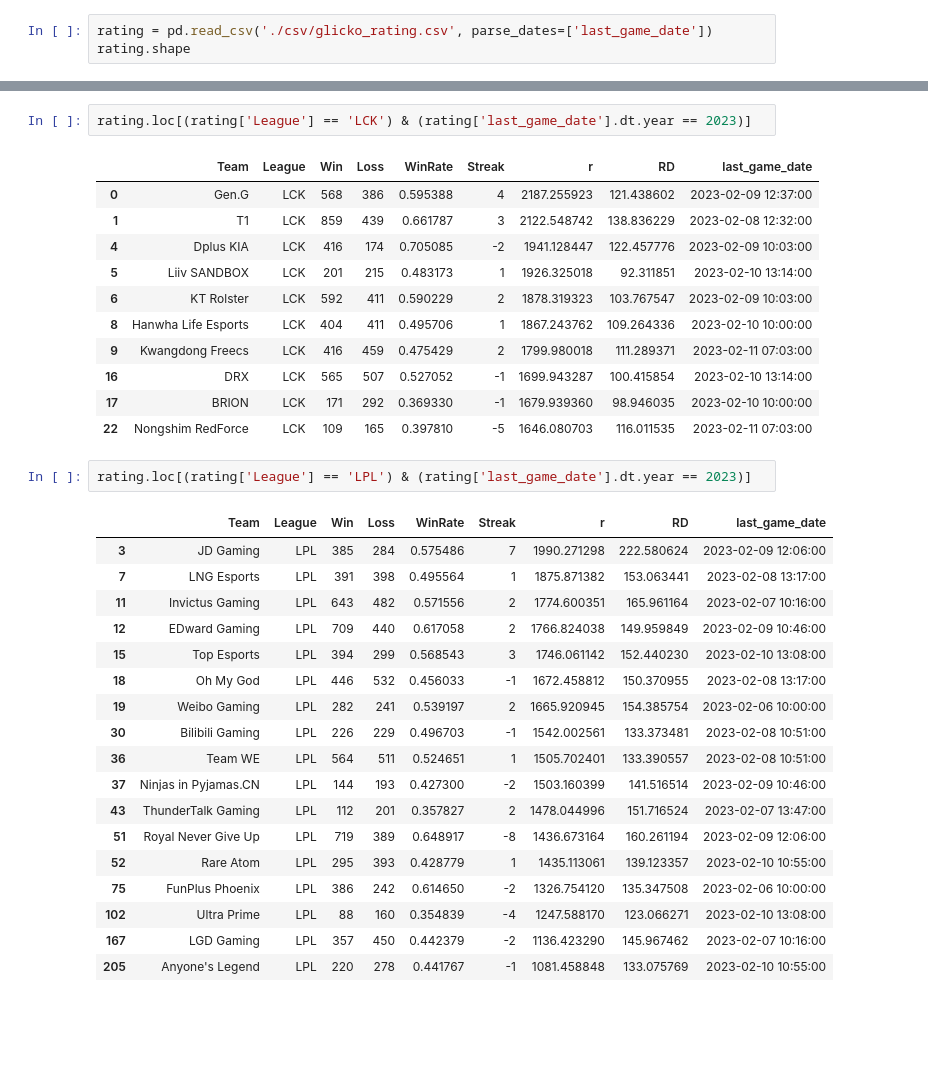
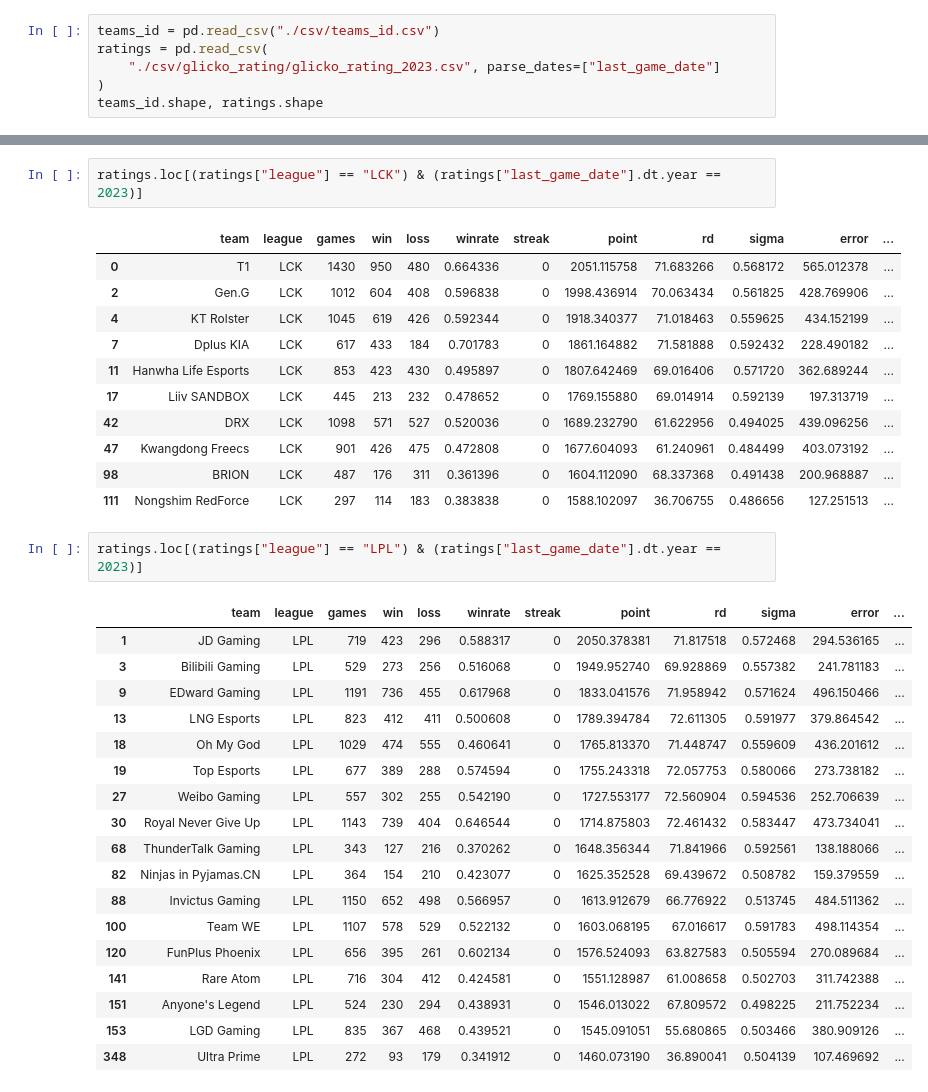
Before and after one commit to posky/LoL-Esports, a Jupyter notebook: glicko_rating_matches.ipynb, the cells around one changed output, grey strips where cells are left out. Drawn from its saved outputs; the diff is of its cells as text; blank space fills up the shorter version.

Commit message:
lolesports glicko-2 rating compare

```diff
--- a/glicko_rating_matches.ipynb
+++ b/glicko_rating_matches.ipynb
@@ -5,4 +12,7 @@ pd.set_option('display.max_columns', None)
 # %%
-rating = pd.read_csv('./csv/glicko_rating.csv', parse_dates=['last_game_date'])
-rating.shape
+teams_id = pd.read_csv("./csv/teams_id.csv")
+ratings = pd.read_csv(
+    "./csv/glicko_rating/glicko_rating_2023.csv", parse_dates=["last_game_date"]
+)
+teams_id.shape, ratings.shape
 # %% [output]
@@ -26,36 +20,36 @@ rating
 # %%
-rating.loc[(rating['League'] == 'LCK') & (rating['last_game_date'].dt.year == 2023)]
+ratings.loc[(ratings["league"] == "LCK") & (ratings["last_game_date"].dt.year == 2023)]
 # %% [output]
-|  | Team | League | Win | Loss | WinRate | Streak | r | RD | last_game_date |
-| 0 | Gen.G | LCK | 568 | 386 | 0.595388 | 4 | 2187.255923 | 121.438602 | 2023-02-09 12:37:00 |
-| 1 | T1 | LCK | 859 | 439 | 0.661787 | 3 | 2122.548742 | 138.836229 | 2023-02-08 12:32:00 |
-| 4 | Dplus KIA | LCK | 416 | 174 | 0.705085 | -2 | 1941.128447 | 122.457776 | 2023-02-09 10:03:00 |
-| 5 | Liiv SANDBOX | LCK | 201 | 215 | 0.483173 | 1 | 1926.325018 | 92.311851 | 2023-02-10 13:14:00 |
-| 6 | KT Rolster | LCK | 592 | 411 | 0.590229 | 2 | 1878.319323 | 103.767547 | 2023-02-09 10:03:00 |
-| 8 | Hanwha Life Esports | LCK | 404 | 411 | 0.495706 | 1 | 1867.243762 | 109.264336 | 2023-02-10 10:00:00 |
-| 9 | Kwangdong Freecs | LCK | 416 | 459 | 0.475429 | 2 | 1799.980018 | 111.289371 | 2023-02-11 07:03:00 |
-| 16 | DRX | LCK | 565 | 507 | 0.527052 | -1 | 1699.943287 | 100.415854 | 2023-02-10 13:14:00 |
-| 17 | BRION | LCK | 171 | 292 | 0.369330 | -1 | 1679.939360 | 98.946035 | 2023-02-10 10:00:00 |
-| 22 | Nongshim RedForce | LCK | 109 | 165 | 0.397810 | -5 | 1646.080703 | 116.011535 | 2023-02-11 07:03:00 |
+|  | team | league | games | win | loss | winrate | streak | point | rd | sigma | error | ... |
+| 0 | T1 | LCK | 1430 | 950 | 480 | 0.664336 | 0 | 2051.115758 | 71.683266 | 0.568172 | 565.012378 | ... |
+| 2 | Gen.G | LCK | 1012 | 604 | 408 | 0.596838 | 0 | 1998.436914 | 70.063434 | 0.561825 | 428.769906 | ... |
+| 4 | KT Rolster | LCK | 1045 | 619 | 426 | 0.592344 | 0 | 1918.340377 | 71.018463 | 0.559625 | 434.152199 | ... |
+| 7 | Dplus KIA | LCK | 617 | 433 | 184 | 0.701783 | 0 | 1861.164882 | 71.581888 | 0.592432 | 228.490182 | ... |
+| 11 | Hanwha Life Esports | LCK | 853 | 423 | 430 | 0.495897 | 0 | 1807.642469 | 69.016406 | 0.571720 | 362.689244 | ... |
+| 17 | Liiv SANDBOX | LCK | 445 | 213 | 232 | 0.478652 | 0 | 1769.155880 | 69.014914 | 0.592139 | 197.313719 | ... |
+| 42 | DRX | LCK | 1098 | 571 | 527 | 0.520036 | 0 | 1689.232790 | 61.622956 | 0.494025 | 439.096256 | ... |
+| 47 | Kwangdong Freecs | LCK | 901 | 426 | 475 | 0.472808 | 0 | 1677.604093 | 61.240961 | 0.484499 | 403.073192 | ... |
+| 98 | BRION | LCK | 487 | 176 | 311 | 0.361396 | 0 | 1604.112090 | 68.337368 | 0.491438 | 200.968887 | ... |
+| 111 | Nongshim RedForce | LCK | 297 | 114 | 183 | 0.383838 | 0 | 1588.102097 | 36.706755 | 0.486656 | 127.251513 | ... |
 # %%
-rating.loc[(rating['League'] == 'LPL') & (rating['last_game_date'].dt.year == 2023)]
+ratings.loc[(ratings["league"] == "LPL") & (ratings["last_game_date"].dt.year == 2023)]
 # %% [output]
-|  | Team | League | Win | Loss | WinRate | Streak | r | RD | last_game_date |
-| 3 | JD Gaming | LPL | 385 | 284 | 0.575486 | 7 | 1990.271298 | 222.580624 | 2023-02-09 12:06:00 |
-| 7 | LNG Esports | LPL | 391 | 398 | 0.495564 | 1 | 1875.871382 | 153.063441 | 2023-02-08 13:17:00 |
-| 11 | Invictus Gaming | LPL | 643 | 482 | 0.571556 | 2 | 1774.600351 | 165.961164 | 2023-02-07 10:16:00 |
-| 12 | EDward Gaming | LPL | 709 | 440 | 0.617058 | 2 | 1766.824038 | 149.959849 | 2023-02-09 10:46:00 |
-| 15 | Top Esports | LPL | 394 | 299 | 0.568543 | 3 | 1746.061142 | 152.440230 | 2023-02-10 13:08:00 |
-| 18 | Oh My God | LPL | 446 | 532 | 0.456033 | -1 | 1672.458812 | 150.370955 | 2023-02-08 13:17:00 |
-| 19 | Weibo Gaming | LPL | 282 | 241 | 0.539197 | 2 | 1665.920945 | 154.385754 | 2023-02-06 10:00:00 |
-| 30 | Bilibili Gaming | LPL | 226 | 229 | 0.496703 | -1 | 1542.002561 | 133.373481 | 2023-02-08 10:51:00 |
-| 36 | Team WE | LPL | 564 | 511 | 0.524651 | 1 | 1505.702401 | 133.390557 | 2023-02-08 10:51:00 |
-| 37 | Ninjas in Pyjamas.CN | LPL | 144 | 193 | 0.427300 | -2 | 1503.160399 | 141.516514 | 2023-02-09 10:46:00 |
-| 43 | ThunderTalk Gaming | LPL | 112 | 201 | 0.357827 | 2 | 1478.044996 | 151.716524 | 2023-02-07 13:47:00 |
-| 51 | Royal Never Give Up | LPL | 719 | 389 | 0.648917 | -8 | 1436.673164 | 160.261194 | 2023-02-09 12:06:00 |
-| 52 | Rare Atom | LPL | 295 | 393 | 0.428779 | 1 | 1435.113061 | 139.123357 | 2023-02-10 10:55:00 |
-| 75 | FunPlus Phoenix | LPL | 386 | 242 | 0.614650 | -2 | 1326.754120 | 135.347508 | 2023-02-06 10:00:00 |
-| 102 | Ultra Prime | LPL | 88 | 160 | 0.354839 | -4 | 1247.588170 | 123.066271 | 2023-02-10 13:08:00 |
-| 167 | LGD Gaming | LPL | 357 | 450 | 0.442379 | -2 | 1136.423290 | 145.967462 | 2023-02-07 10:16:00 |
-| 205 | Anyone's Legend | LPL | 220 | 278 | 0.441767 | -1 | 1081.458848 | 133.075769 | 2023-02-10 10:55:00 |
+|  | team | league | games | win | loss | winrate | streak | point | rd | sigma | error | ... |
+| 1 | JD Gaming | LPL | 719 | 423 | 296 | 0.588317 | 0 | 2050.378381 | 71.817518 | 0.572468 | 294.536165 | ... |
+| 3 | Bilibili Gaming | LPL | 529 | 273 | 256 | 0.516068 | 0 | 1949.952740 | 69.928869 | 0.557382 | 241.781183 | ... |
+| 9 | EDward Gaming | LPL | 1191 | 736 | 455 | 0.617968 | 0 | 1833.041576 | 71.958942 | 0.571624 | 496.150466 | ... |
+| 13 | LNG Esports | LPL | 823 | 412 | 411 | 0.500608 | 0 | 1789.394784 | 72.611305 | 0.591977 | 379.864542 | ... |
+| 18 | Oh My God | LPL | 1029 | 474 | 555 | 0.460641 | 0 | 1765.813370 | 71.448747 | 0.559609 | 436.201612 | ... |
+| 19 | Top Esports | LPL | 677 | 389 | 288 | 0.574594 | 0 | 1755.243318 | 72.057753 | 0.580066 | 273.738182 | ... |
+| 27 | Weibo Gaming | LPL | 557 | 302 | 255 | 0.542190 | 0 | 1727.553177 | 72.560904 | 0.594536 | 252.706639 | ... |
+| 30 | Royal Never Give Up | LPL | 1143 | 739 | 404 | 0.646544 | 0 | 1714.875803 | 72.461432 | 0.583447 | 473.734041 | ... |
+| 68 | ThunderTalk Gaming | LPL | 343 | 127 | 216 | 0.370262 | 0 | 1648.356344 | 71.841966 | 0.592561 | 138.188066 | ... |
+| 82 | Ninjas in Pyjamas.CN | LPL | 364 | 154 | 210 | 0.423077 | 0 | 1625.352528 | 69.439672 | 0.508782 | 159.379559 | ... |
+| 88 | Invictus Gaming | LPL | 1150 | 652 | 498 | 0.566957 | 0 | 1613.912679 | 66.776922 | 0.513745 | 484.511362 | ... |
+| 100 | Team WE | LPL | 1107 | 578 | 529 | 0.522132 | 0 | 1603.068195 | 67.016617 | 0.591783 | 498.114354 | ... |
+| 120 | FunPlus Phoenix | LPL | 656 | 395 | 261 | 0.602134 | 0 | 1576.524093 | 63.827583 | 0.505594 | 270.089684 | ... |
+| 141 | Rare Atom | LPL | 716 | 304 | 412 | 0.424581 | 0 | 1551.128987 | 61.008658 | 0.502703 | 311.742388 | ... |
+| 151 | Anyone's Legend | LPL | 524 | 230 | 294 | 0.438931 | 0 | 1546.013022 | 67.809572 | 0.498225 | 211.752234 | ... |
+| 153 | LGD Gaming | LPL | 835 | 367 | 468 | 0.439521 | 0 | 1545.091051 | 55.680865 | 0.503466 | 380.909126 | ... |
+| 348 | Ultra Prime | LPL | 272 | 93 | 179 | 0.341912 | 0 | 1460.073190 | 36.890041 | 0.504139 | 107.469692 | ... |
 # %%
```
Also changed, not shown: parts of 14 cells of this notebook.
